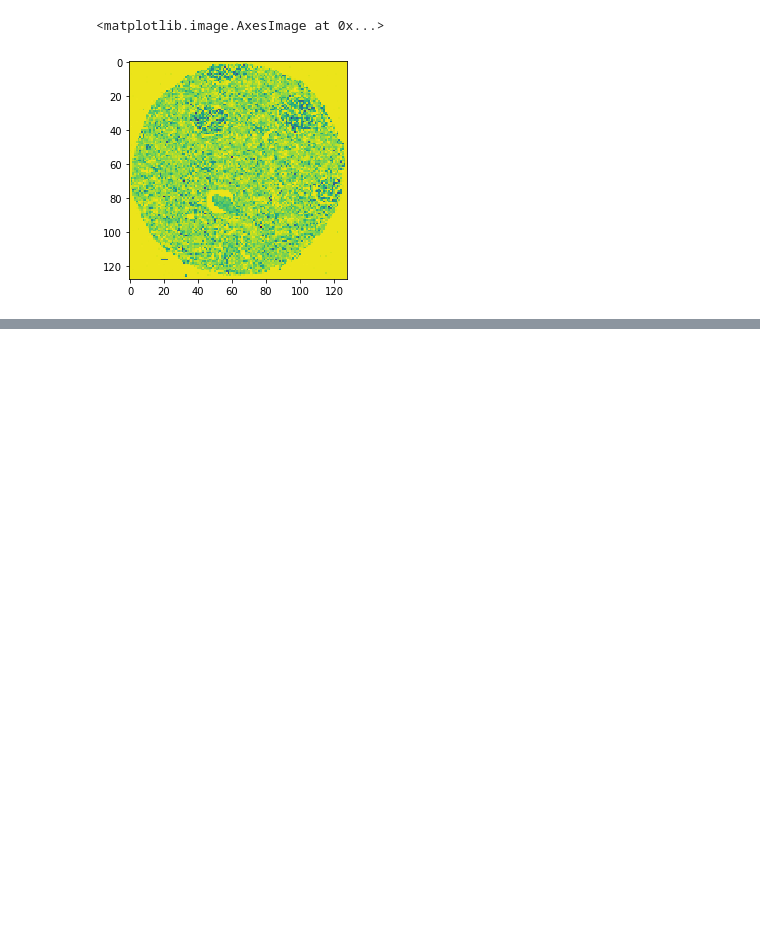
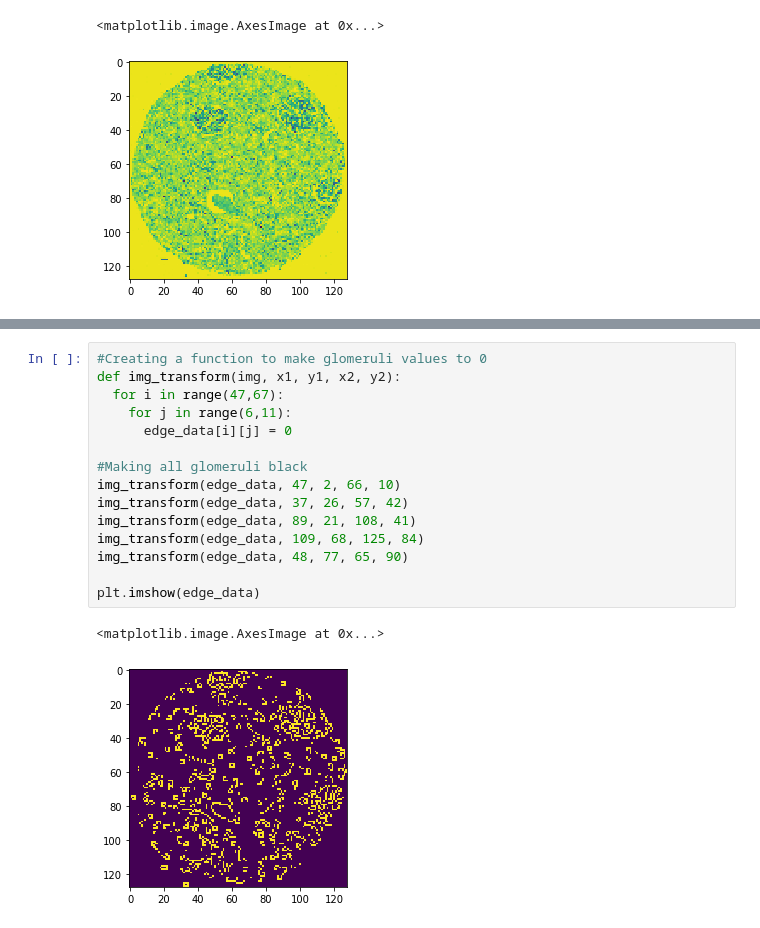
Before and after one commit to juyingnan/notebooks, a Jupyter notebook: nuclei.ipynb, the cells around one changed output, grey strips where cells are left out. Cells and saved outputs as stored; diff of their text form; blank space fills up the shorter version.

```diff
--- a/nuclei.ipynb
+++ b/nuclei.ipynb
@@ -109,2 +164,20 @@ plt.imshow(temp_data)
+# %%
+#Creating a function to make glomeruli values to 0
+def img_transform(img, x1, y1, x2, y2):
+  for i in range(47,67):
+    for j in range(6,11):
+      edge_data[i][j] = 0
+
+#Making all glomeruli black
+img_transform(edge_data, 47, 2, 66, 10)
+img_transform(edge_data, 37, 26, 57, 42)
+img_transform(edge_data, 89, 21, 108, 41)
+img_transform(edge_data, 109, 68, 125, 84)
+img_transform(edge_data, 48, 77, 65, 90)
+
+plt.imshow(edge_data)
+# %% [output]
+<matplotlib.image.AxesImage at 0x...>
+[figure, added]
 # %%
 #Upsampling the image
```
Also changed, not shown: parts of 12 cells of this notebook.
